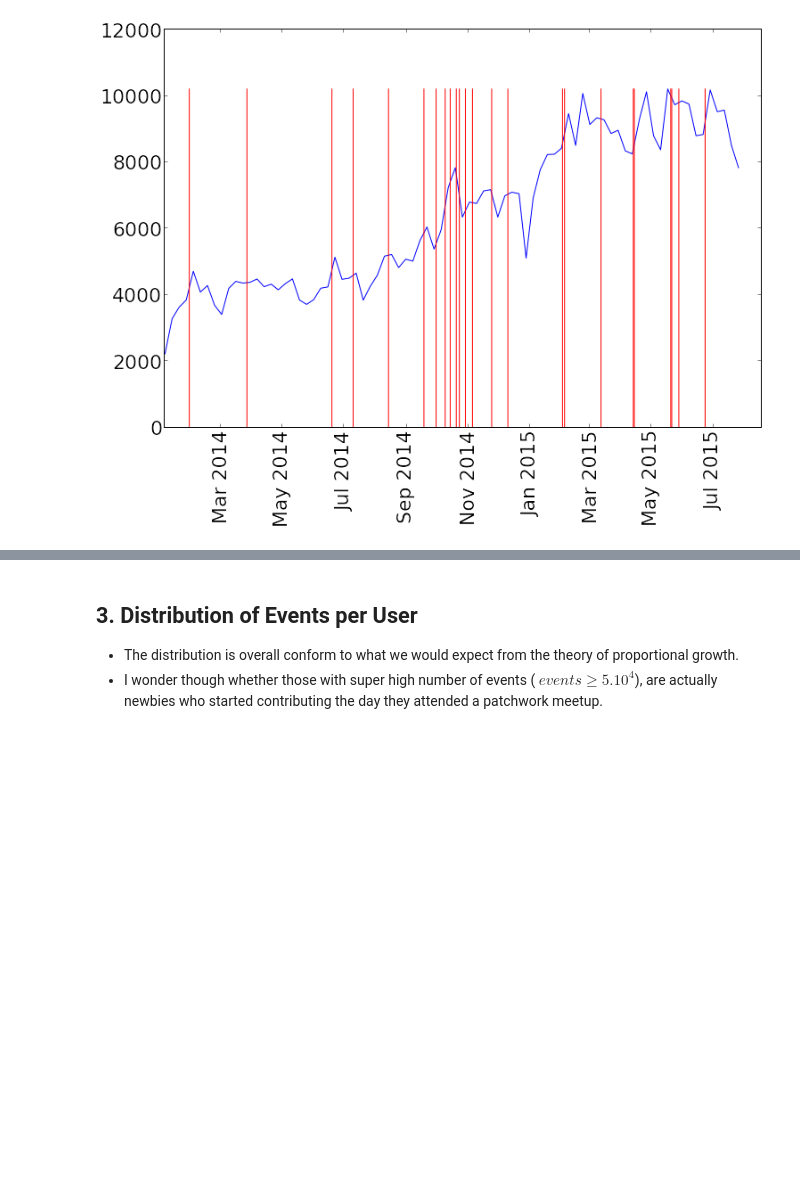
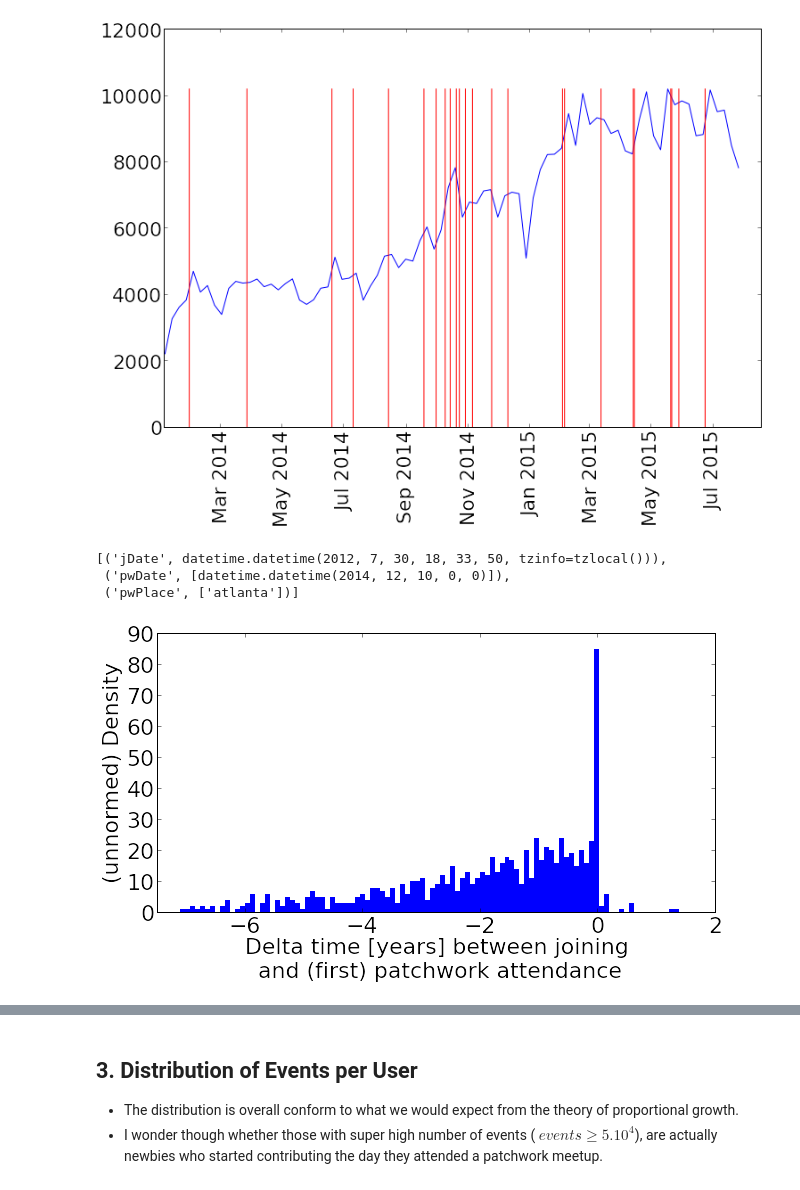
Before and after one commit to wazaahhh/patchwork, a Jupyter notebook: patchwork.ipynb, the cells around one changed output, grey strips where cells are left out. Cells and saved outputs as stored; diff of their text form; code cells hidden in the pictures; blank space fills up the shorter version.

Commit message:
added the density_lag_joining_attendance

```diff
--- a/patchwork.ipynb
+++ b/patchwork.ipynb
@@ -155,3 +156,32 @@ pl.xticks(rotation=90)
 (array([ 735293.,  735354.,  735415.,  735477.,  735538.,  735599.,
          735658.,  735719.,  735780.]), <a list of 9 Text xticklabel objects>)
 [figure]
+# %%
+userDic['adamsdub'].items()
+# %% [output]
+[('jDate', datetime.datetime(2012, 7, 30, 18, 33, 50, tzinfo=tzlocal())),
+ ('pwDate', [datetime.datetime(2014, 12, 10, 0, 0)]),
+ ('pwPlace', ['atlanta'])]
+# %%
+deltaJ = []
+pwDate = []
+pwPlace = []
+for item in userDic.items():
+        #print item[1]['jDate'],np.min(item[1]['pwDate'])
+        jDate = time.mktime(datetime.timetuple(item[1]['jDate']))
+        pwd = time.mktime(datetime.timetuple(np.min(item[1]['pwDate'])))
+
+        dt = pwd - jDate
+        deltaJ = np.append(deltaJ,-float(dt)/(3600*24.*365.))
+        pwDate = np.append(pwDate,pwd)
+        pwPlace = np.append(pwPlace,item[1]['pwPlace'])
+# %%
+pl.figure(1,(10,5))
+H = np.histogram(deltaJ,bins=100)
+pl.bar(H[1][:-1],H[0],width=H[1][1] - H[1][0],lw=0)
+pl.xlabel("Delta time [years] between joining \n and (first) patchwork attendance")
+pl.ylabel("(unnormed) Density")
+pl.xlim(-7.5,2)
+pl.savefig(figureDir + "density_lag_joining_attendance.png")
+# %% [output]
+[figure, added]
```
Also changed, not shown: parts of 2 cells of this notebook, 1 other file.
